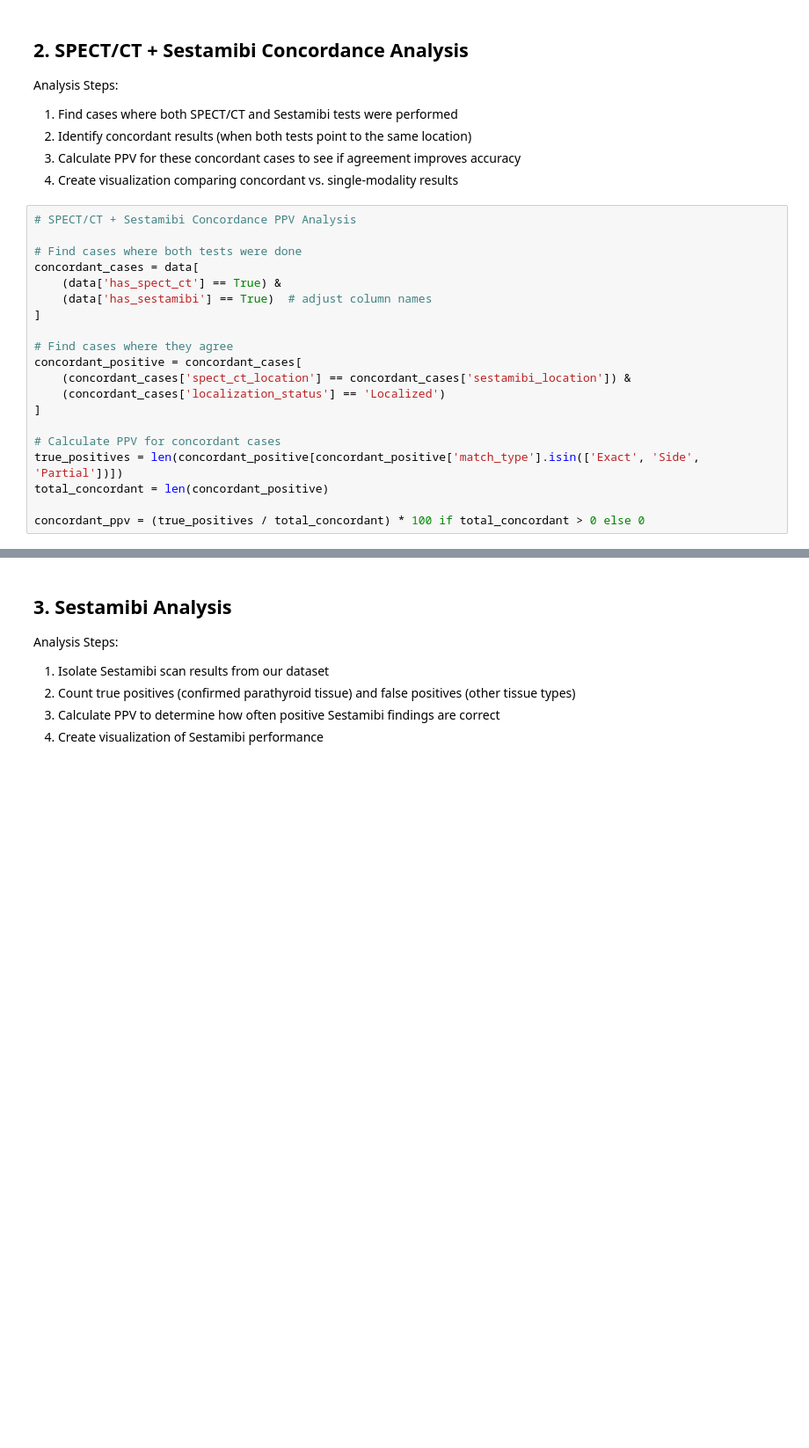
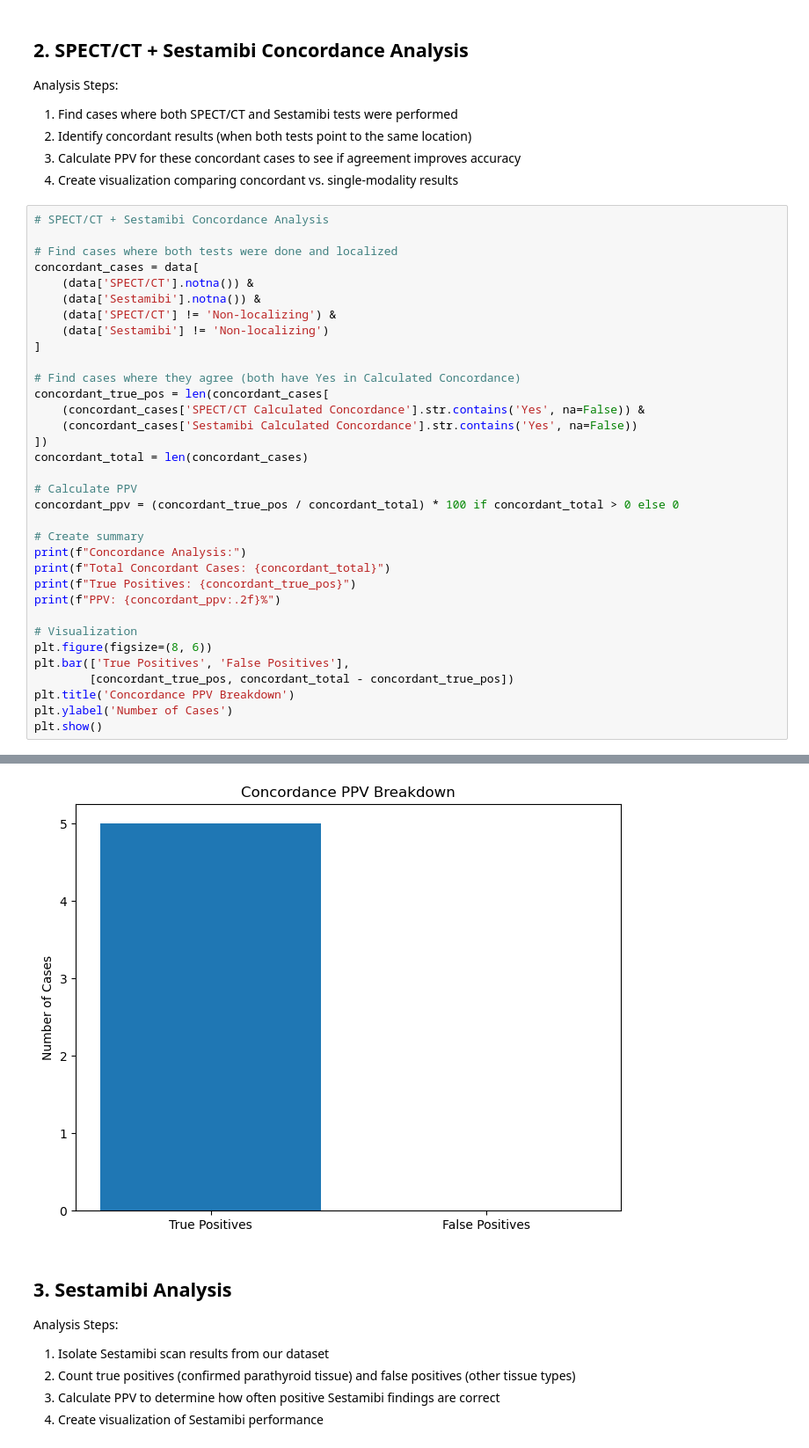
Before and after one commit to Jonah-Schwartz521/parathyroid-imaging-evaluation, a Jupyter notebook: PPV.ipynb, the cells around one changed output, grey strips where cells are left out. Shown at 88% size. Saved outputs shown, nothing was run; the diff lists cells and outputs as text; blank space fills up the shorter version.

```diff
--- a/PPV.ipynb
+++ b/PPV.ipynb
@@ -100,22 +171,37 @@ Analysis Steps:
 3. Calculate PPV for these concordant cases to see if agreement improves accuracy
 4. Create visualization comparing concordant vs. single-modality results
 # %%
-# SPECT/CT + Sestamibi Concordance PPV Analysis
+# SPECT/CT + Sestamibi Concordance Analysis
 
-# Find cases where both tests were done
+# Find cases where both tests were done and localized
 concordant_cases = data[
-    (data['has_spect_ct'] == True) &
-    (data['has_sestamibi'] == True)  # adjust column names
+    (data['SPECT/CT'].notna()) &
+    (data['Sestamibi'].notna()) &
+    (data['SPECT/CT'] != 'Non-localizing') &
+    (data['Sestamibi'] != 'Non-localizing')
 ]
 
-# Find cases where they agree
-concordant_positive = concordant_cases[
-    (concordant_cases['spect_ct_location'] == concordant_cases['sestamibi_location']) &
-    (concordant_cases['localization_status'] == 'Localized')
-]
+# Find cases where they agree (both have Yes in Calculated Concordance)
+concordant_true_pos = len(concordant_cases[
+    (concordant_cases['SPECT/CT Calculated Concordance'].str.contains('Yes', na=False)) &
+    (concordant_cases['Sestamibi Calculated Concordance'].str.contains('Yes', na=False))
+])
+concordant_total = len(concordant_cases)
 
-# Calculate PPV for concordant cases
-true_positives = len(concordant_positive[concordant_positive['match_type'].isin(['Exact', 'Side', 'Partial'])])
-total_concordant = len(concordant_positive)
+# Calculate PPV
+concordant_ppv = (concordant_true_pos / concordant_total) * 100 if concordant_total > 0 else 0
 
-concordant_ppv = (true_positives / total_concordant) * 100 if total_concordant > 0 else 0
+# Create summary
+print(f"Concordance Analysis:")
+print(f"Total Concordant Cases: {concordant_total}")
+print(f"True Positives: {concordant_true_pos}")
+print(f"PPV: {concordant_ppv:.2f}%")
+
+# Visualization
+plt.figure(figsize=(8, 6))
+plt.bar(['True Positives', 'False Positives'],
+        [concordant_true_pos, concordant_total - concordant_true_pos])
+plt.title('Concordance PPV Breakdown')
+plt.ylabel('Number of Cases')
+plt.show()
+# %% [output]
@@ -122,3 +212,4 @@ concordant_ppv = (true_positives / total_concordant) * 100 if total_concordant >
+[figure, added]
 # %% [markdown]
 ## 3. Sestamibi Analysis
 
```
Also changed, not shown: parts of 7 cells of this notebook.
